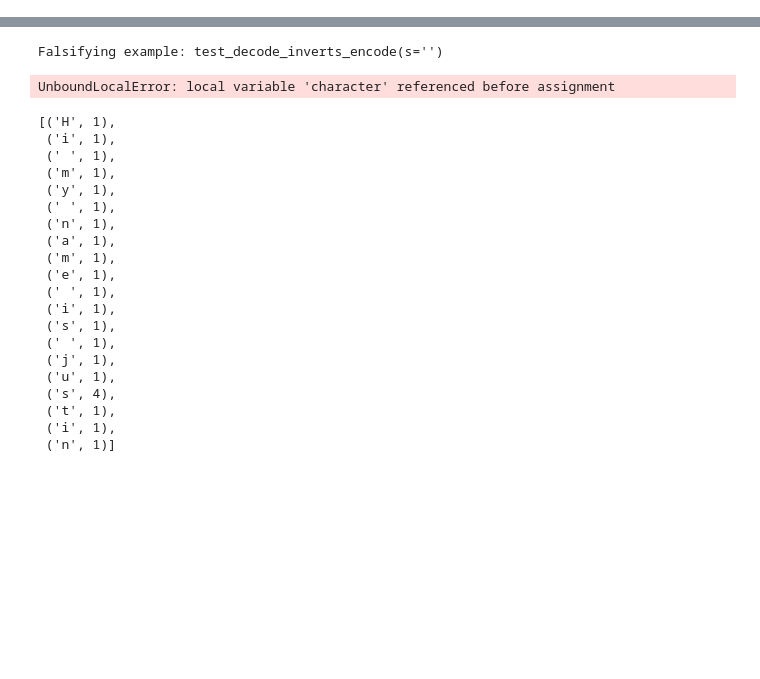
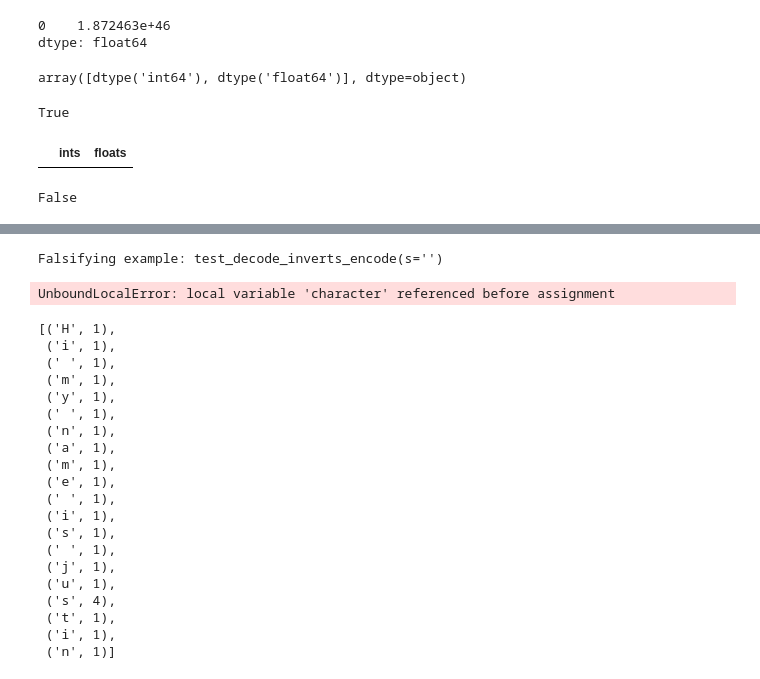
Before and after one commit to jmhsi/j_utils, a Jupyter notebook: hypothesis_example.ipynb, the cells around one changed output, grey strips where cells are left out. Saved outputs shown, nothing was run; the diff lists cells and outputs as text; code cells hidden in the pictures; blank space fills up the shorter version.

```diff
--- a/hypothesis_example.ipynb
+++ b/hypothesis_example.ipynb
@@ -0,0 +90,21 @@
+# %%
+df['floats'].mode()
+# %% [output]
+0    1.872463e+46
+dtype: float64
+# %%
+df.dtypes.unique()
+# %% [output]
+array([dtype('int64'), dtype('float64')], dtype=object)
+# %%
+len(df.columns) == len(df.select_dtypes([np.number]).columns)
+# %% [output]
+True
+# %%
+pd.DataFrame([], columns=['ints', 'floats'])
+# %% [output]
+|  | ints | floats |
+# %%
+[] == None
+# %% [output]
+False
```
Also changed, not shown: parts of 27 cells of this notebook, 39 other files.
